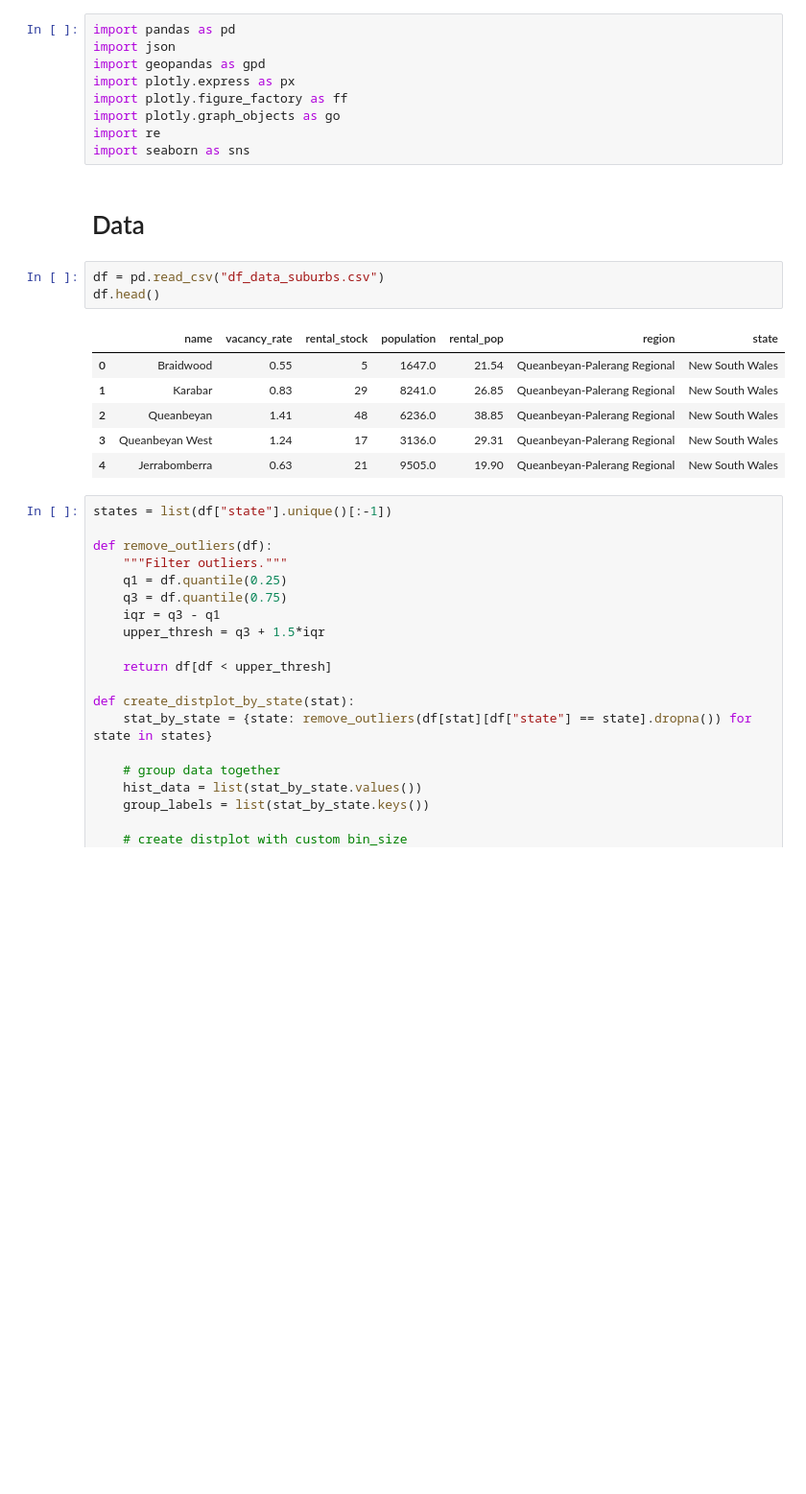
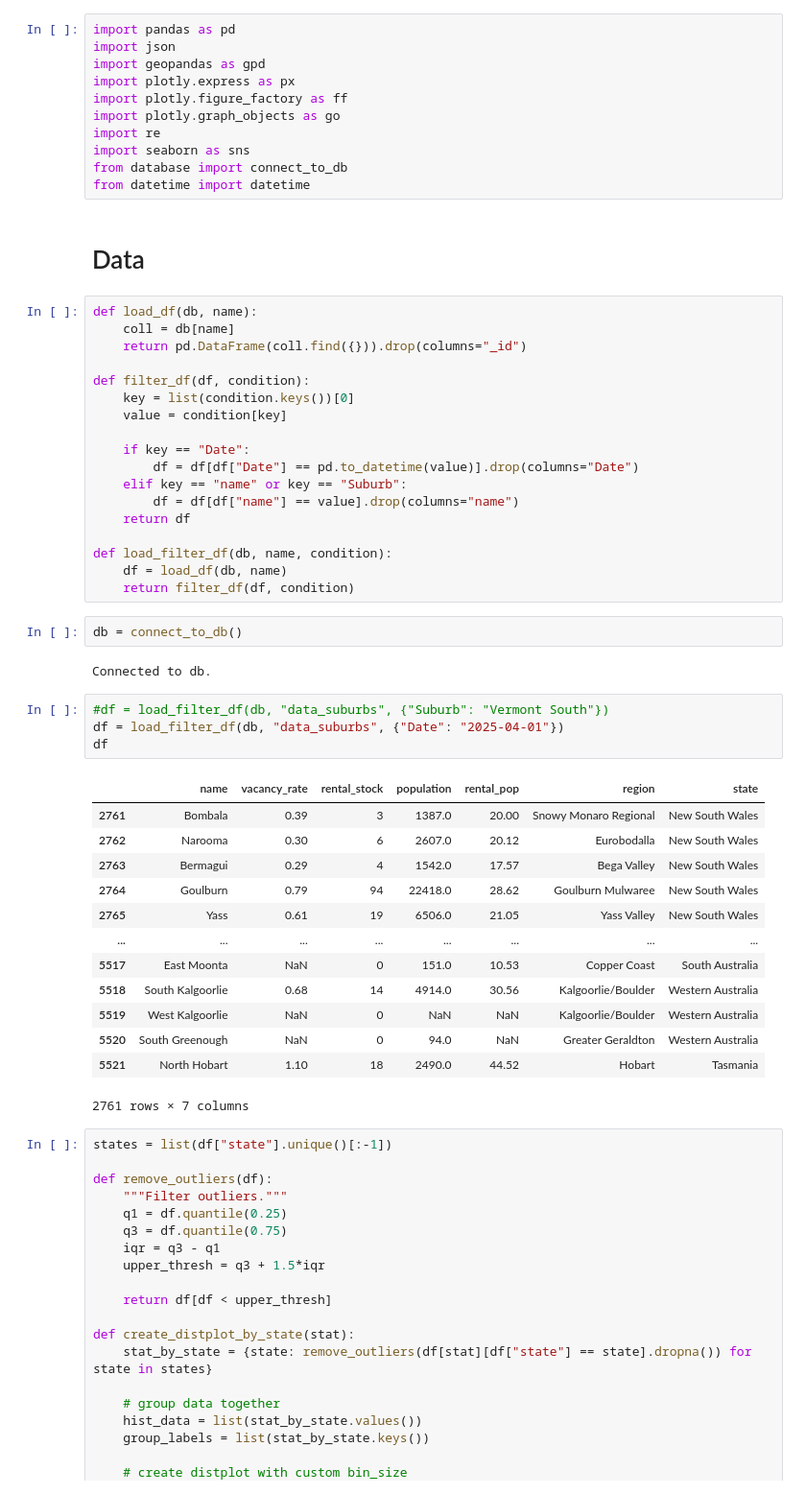
Before and after one commit to Hzye/property_market_analysis, a Jupyter notebook: eda.ipynb, the cells around one changed output. Shown at 96% size. Drawn from its saved outputs; the diff is of its cells as text; blank space fills up the shorter version.

```diff
--- a/eda.ipynb
+++ b/eda.ipynb
@@ -7,18 +7,50 @@ import plotly.figure_factory as ff
 import plotly.graph_objects as go
 import re
 import seaborn as sns
+from database import connect_to_db
+from datetime import datetime
 # %% [markdown]
 # Data
-# %%
-df = pd.read_csv("df_data_suburbs.csv")
-df.head()
-# %% [output]
-|  | name | vacancy_rate | rental_stock | population | rental_pop | region | state |
-| 0 | Braidwood | 0.55 | 5 | 1647.0 | 21.54 | Queanbeyan-Palerang Regional | New South Wales |
-| 1 | Karabar | 0.83 | 29 | 8241.0 | 26.85 | Queanbeyan-Palerang Regional | New South Wales |
-| 2 | Queanbeyan | 1.41 | 48 | 6236.0 | 38.85 | Queanbeyan-Palerang Regional | New South Wales |
-| 3 | Queanbeyan West | 1.24 | 17 | 3136.0 | 29.31 | Queanbeyan-Palerang Regional | New South Wales |
-| 4 | Jerrabomberra | 0.63 | 21 | 9505.0 | 19.90 | Queanbeyan-Palerang Regional | New South Wales |
+# %%
+def load_df(db, name):
+    coll = db[name]
+    return pd.DataFrame(coll.find({})).drop(columns="_id")
+
+def filter_df(df, condition):
+    key = list(condition.keys())[0]
+    value = condition[key]
+
+    if key == "Date":
+        df = df[df["Date"] == pd.to_datetime(value)].drop(columns="Date")
+    elif key == "name" or key == "Suburb":
+        df = df[df["name"] == value].drop(columns="name")
+    return df
+
+def load_filter_df(db, name, condition):
+    df = load_df(db, name)
+    return filter_df(df, condition)
+# %%
+db = connect_to_db()
+# %% [output]
+Connected to db.
+# %%
+#df = load_filter_df(db, "data_suburbs", {"Suburb": "Vermont South"})
+df = load_filter_df(db, "data_suburbs", {"Date": "2025-04-01"})
+df
+# %% [output]
+|  | name | vacancy_rate | rental_stock | population | rental_pop | region | state |
+| 2761 | Bombala | 0.39 | 3 | 1387.0 | 20.00 | Snowy Monaro Regional | New South Wales |
+| 2762 | Narooma | 0.30 | 6 | 2607.0 | 20.12 | Eurobodalla | New South Wales |
+| 2763 | Bermagui | 0.29 | 4 | 1542.0 | 17.57 | Bega Valley | New South Wales |
+| 2764 | Goulburn | 0.79 | 94 | 22418.0 | 28.62 | Goulburn Mulwaree | New South Wales |
+| 2765 | Yass | 0.61 | 19 | 6506.0 | 21.05 | Yass Valley | New South Wales |
+| ... | ... | ... | ... | ... | ... | ... | ... |
+| 5517 | East Moonta | NaN | 0 | 151.0 | 10.53 | Copper Coast | South Australia |
+| 5518 | South Kalgoorlie | 0.68 | 14 | 4914.0 | 30.56 | Kalgoorlie/Boulder | Western Australia |
+| 5519 | West Kalgoorlie | NaN | 0 | NaN | NaN | Kalgoorlie/Boulder | Western Australia |
+| 5520 | South Greenough | NaN | 0 | 94.0 | NaN | Greater Geraldton | Western Australia |
+| 5521 | North Hobart | 1.10 | 18 | 2490.0 | 44.52 | Hobart | Tasmania |
+2761 rows × 7 columns
 # %%
 states = list(df["state"].unique()[:-1])
 
```
Also changed, not shown: parts of 2 cells of this notebook.
